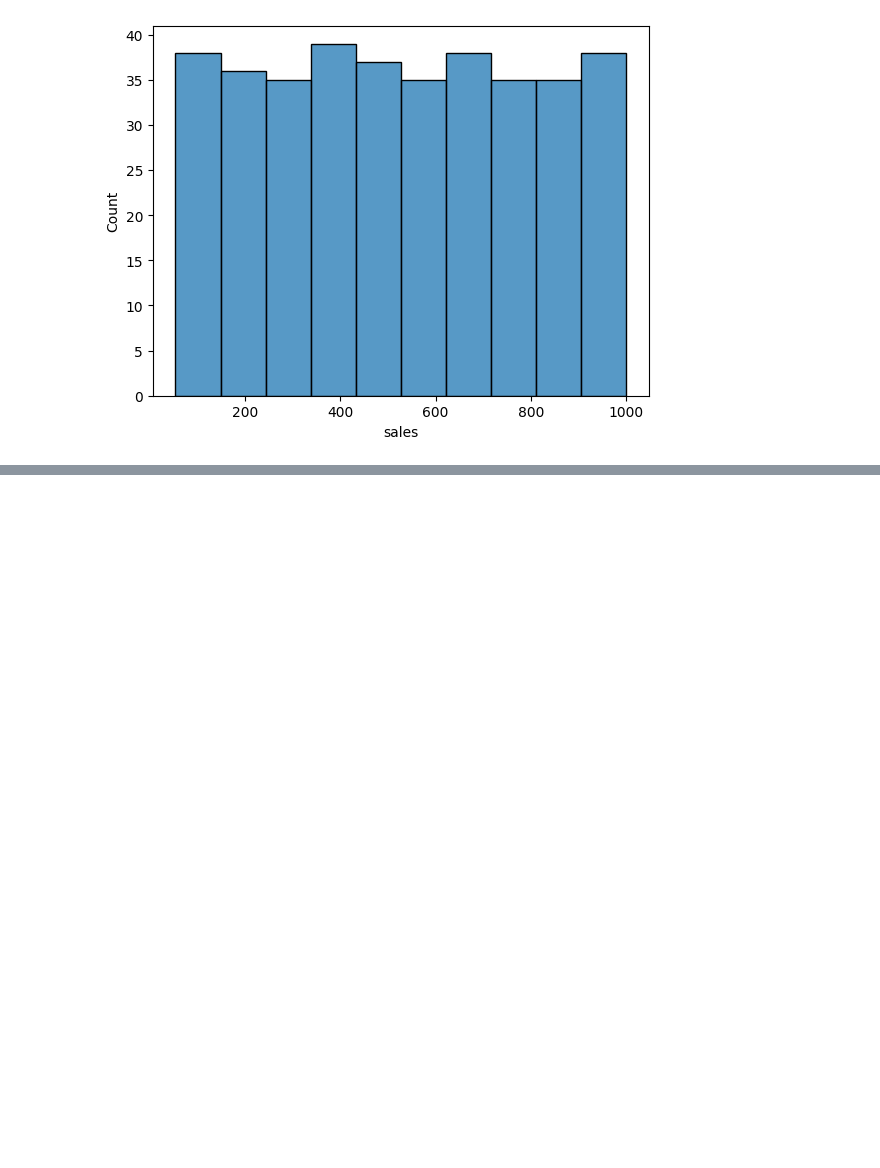
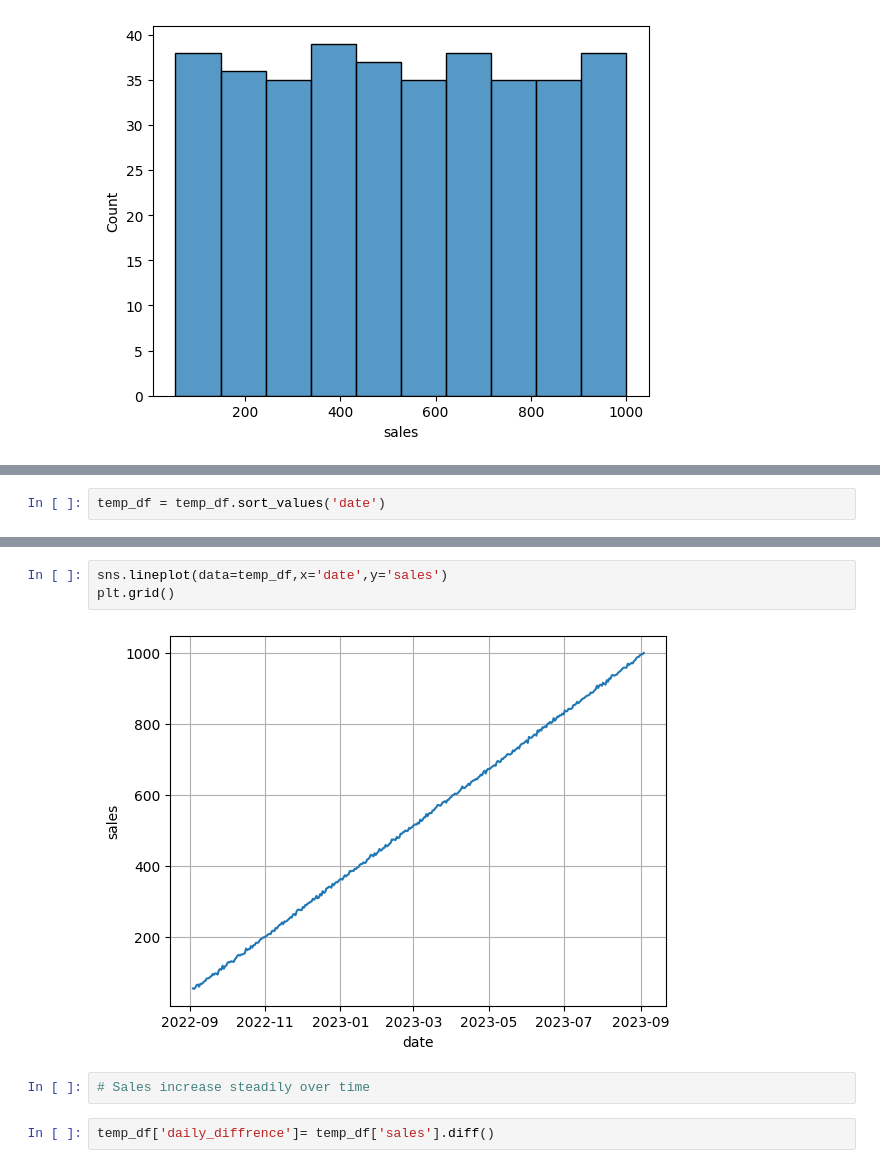
Before and after one commit to 4GeeksAcademy/utku_seyithanoglu_timeseries, a Jupyter notebook: src/explore1.ipynb/explore1.ipynb, the cells around one changed output, grey strips where cells are left out. Cells and saved outputs as stored; diff of their text form; blank space fills up the shorter version.

```diff
--- a/src/explore1.ipynb/explore1.ipynb
+++ b/src/explore1.ipynb/explore1.ipynb
@@ -70,0 +80,2 @@ sns.lineplot(data=temp_df,x='date',y='sales')
+# %%
+temp_df = temp_df.sort_values('date')
@@ -70,0 +98,9 @@ sns.lineplot(data=temp_df,x='date',y='sales')
+# %%
+sns.lineplot(data=temp_df,x='date',y='sales')
+plt.grid()
+# %% [output]
+[figure, added]
+# %%
+# Sales increase steadily over time
+# %%
+temp_df['daily_diffrence']= temp_df['sales'].diff()
```
Also changed, not shown: parts of 37 cells of this notebook.
